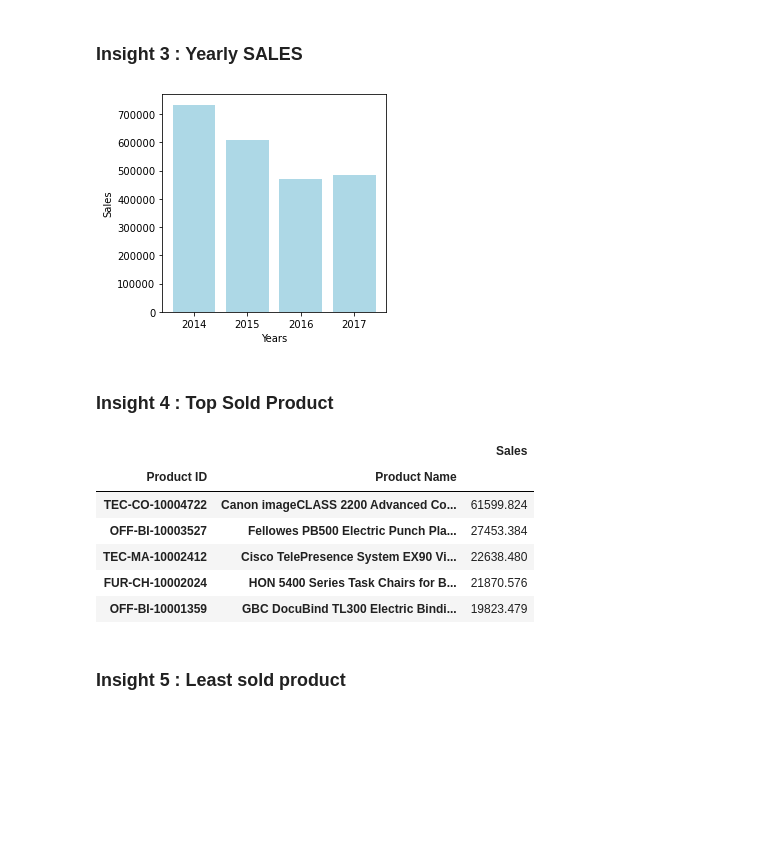
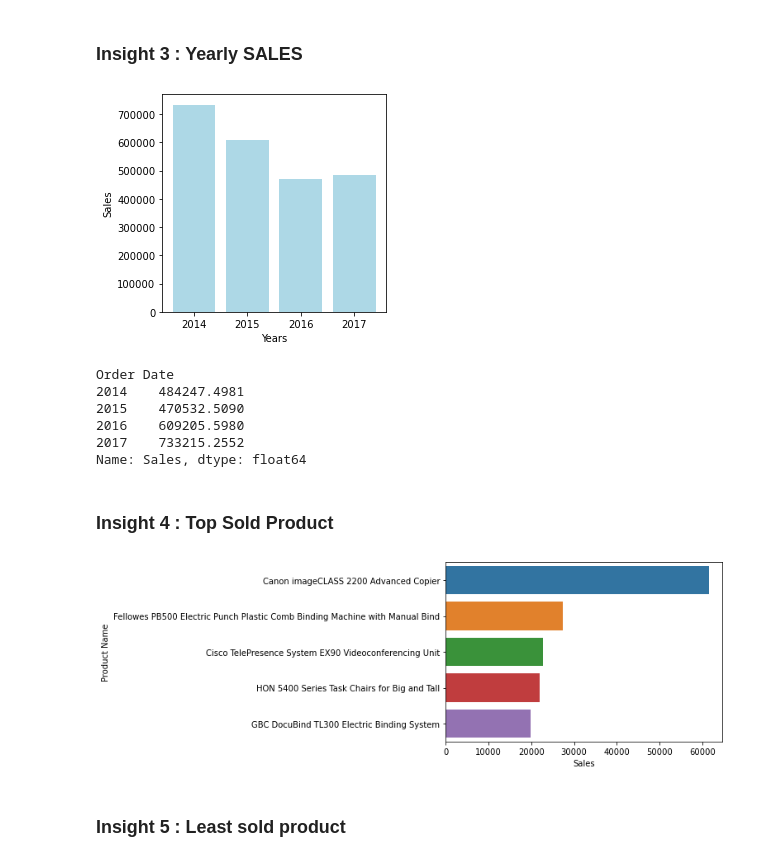
Before and after one commit to KhalidBagha/Sales-Analysis, a Jupyter notebook: Sales Analysis.ipynb, the cells around one changed output. Saved outputs shown, nothing was run; the diff lists cells and outputs as text; code cells hidden in the pictures; blank space fills up the shorter version.

```diff
--- a/Sales Analysis.ipynb
+++ b/Sales Analysis.ipynb
@@ -103,23 +183,26 @@ plt.bar(a,b,color='lightblue')
 plt.xlabel("Years")
 plt.ylabel("Sales")
 plt.show()
+print(b)
 # %% [output]
 [figure]
+Order Date
+2014    484247.4981
+2015    470532.5090
+2016    609205.5980
+2017    733215.2552
+Name: Sales, dtype: float64
 # %% [markdown]
 ### Insight 4 : Top Sold Product
 # %%
-productSales = data.groupby(["Product ID","Product Name"])["Sales"].sum()
+productSales = data.groupby(["Product Name"])["Sales"].sum()
 productSales= pd.DataFrame(productSales)
 TopSoldProducts = productSales.sort_values(by=["Sales"],ascending=False).head()
 TopSoldProducts
+sns.barplot(TopSoldProducts["Sales"],TopSoldProducts.index)
+plt.show()
 # %% [output]
-|  |  | Sales |
-| Product ID | Product Name |  |
-| TEC-CO-10004722 | Canon imageCLASS 2200 Advanced Co... | 61599.824 |
-| OFF-BI-10003527 | Fellowes PB500 Electric Punch Pla... | 27453.384 |
-| TEC-MA-10002412 | Cisco TelePresence System EX90 Vi... | 22638.480 |
-| FUR-CH-10002024 | HON 5400 Series Task Chairs for B... | 21870.576 |
-| OFF-BI-10001359 | GBC DocuBind TL300 Electric Bindi... | 19823.479 |
+[figure, added]
 # %% [markdown]
 ### Insight 5 : Least sold product
 # %%
```
Also changed, not shown: parts of 14 cells of this notebook.
